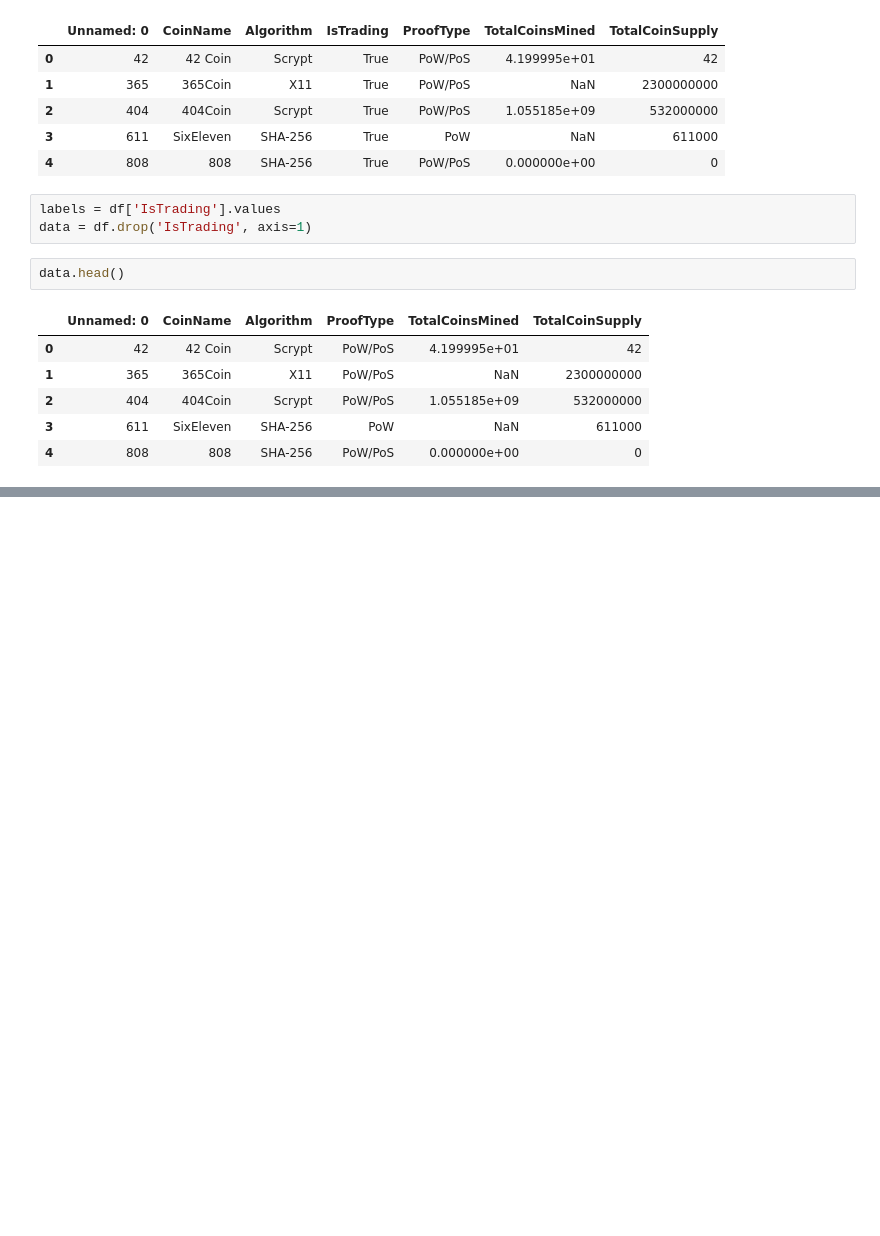
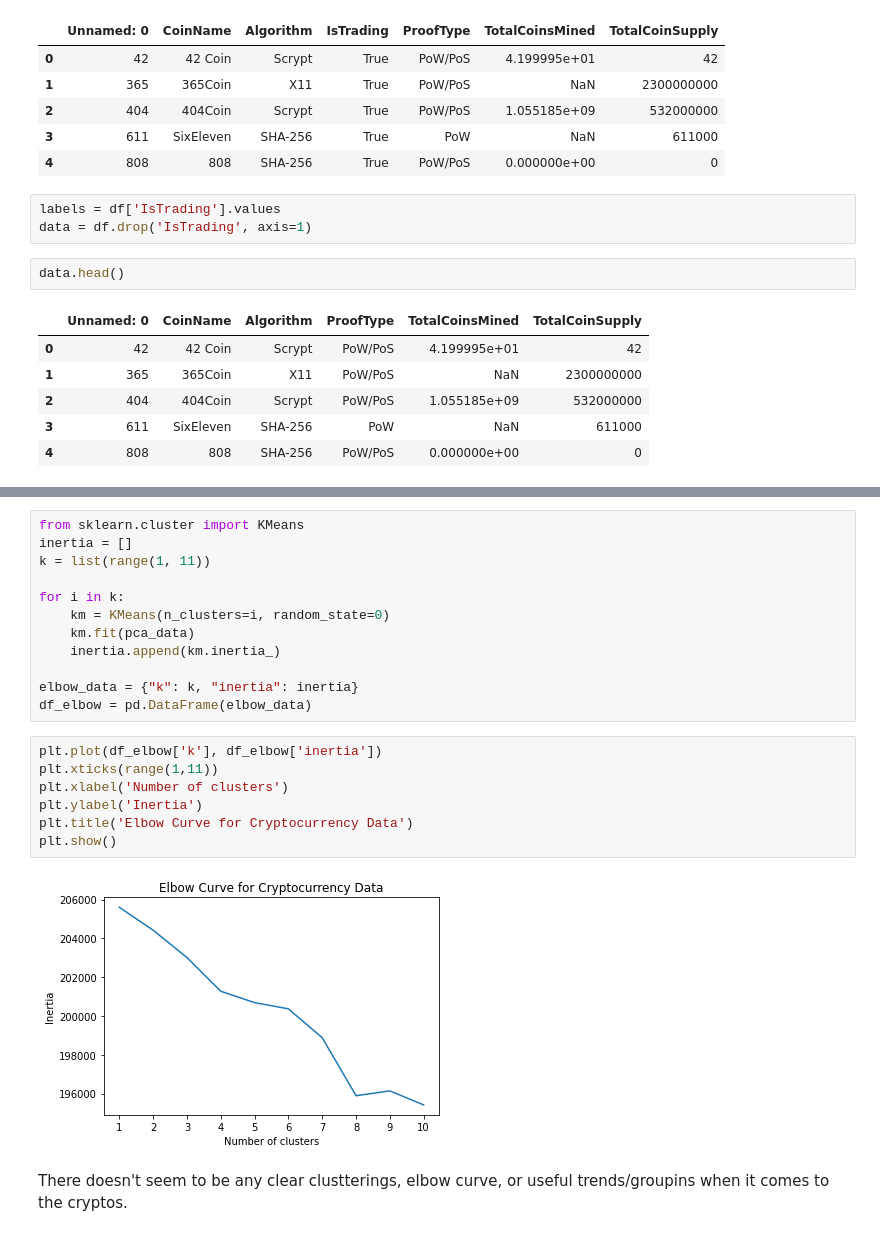
Before and after one commit to KElijahS/unsupervised-challenge, a Jupyter notebook: crypto_cluster.ipynb, the cells around one changed output, grey strips where cells are left out. Cells and saved outputs as stored; diff of their text form; blank space fills up the shorter version.

```diff
--- a/crypto_cluster.ipynb
+++ b/crypto_cluster.ipynb
@@ -34,0 +155,23 @@ data.feat
+# %%
+from sklearn.cluster import KMeans
+inertia = []
+k = list(range(1, 11))
+
+for i in k:
+    km = KMeans(n_clusters=i, random_state=0)
+    km.fit(pca_data)
+    inertia.append(km.inertia_)
+
+elbow_data = {"k": k, "inertia": inertia}
+df_elbow = pd.DataFrame(elbow_data)
+# %%
+plt.plot(df_elbow['k'], df_elbow['inertia'])
+plt.xticks(range(1,11))
+plt.xlabel('Number of clusters')
+plt.ylabel('Inertia')
+plt.title('Elbow Curve for Cryptocurrency Data')
+plt.show()
+# %% [output]
+[figure, added]
+# %% [markdown]
+There doesn't seem to be any clear clustterings, elbow curve, or useful trends/groupins when it comes to the cryptos.
```
Also changed, not shown: parts of 16 cells of this notebook.
